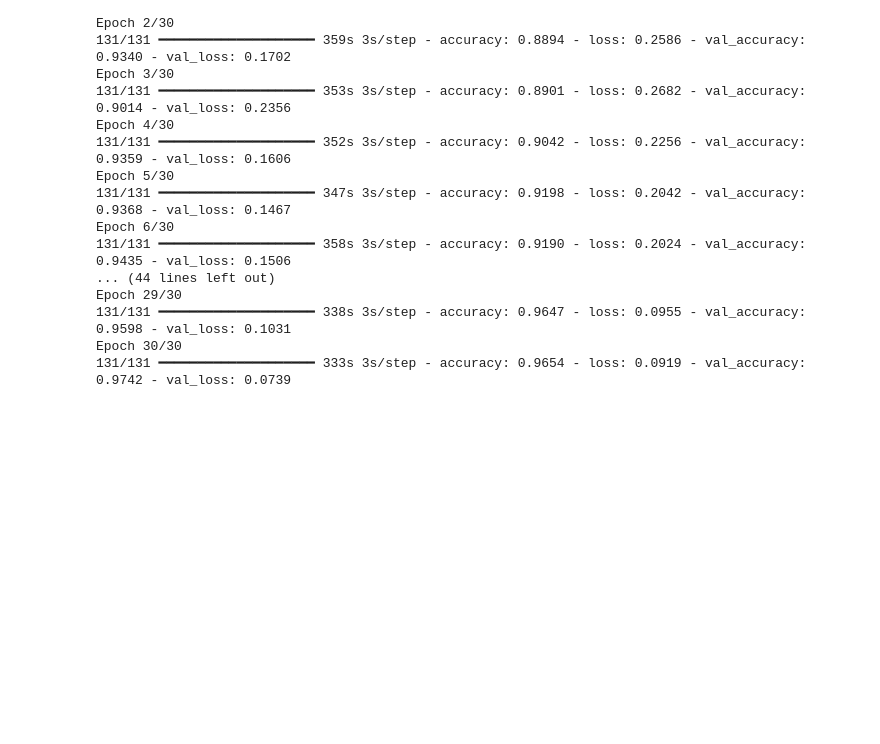
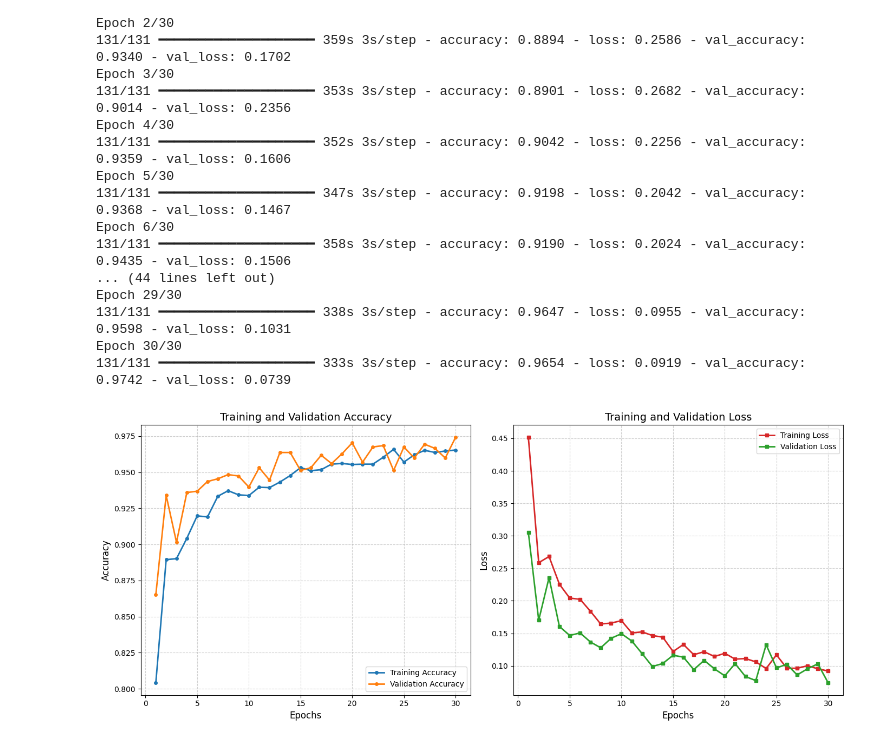
Before and after one commit to thuynguyenhuit/hocsau, a Jupyter notebook: Nhan_dien_benh_phoi_bang_mo_hinh_CNN.ipynb, the cells around one changed output. Cells and saved outputs as stored; diff of their text form; code cells hidden in the pictures; blank space fills up the shorter version.

```diff
--- a/Nhan_dien_benh_phoi_bang_mo_hinh_CNN.ipynb
+++ b/Nhan_dien_benh_phoi_bang_mo_hinh_CNN.ipynb
@@ -137,3 +137,41 @@ Epoch 29/30
 131/131 ━━━━━━━━━━━━━━━━━━━━ 338s 3s/step - accuracy: 0.9647 - loss: 0.0955 - val_accuracy: 0.9598 - val_loss: 0.1031
 Epoch 30/30
 131/131 ━━━━━━━━━━━━━━━━━━━━ 333s 3s/step - accuracy: 0.9654 - loss: 0.0919 - val_accuracy: 0.9742 - val_loss: 0.0739
+# %%
+import matplotlib.pyplot as plt
+
+# Trích xuất dữ liệu từ biến history
+acc = history.history['accuracy']
+val_acc = history.history['val_accuracy']
+loss = history.history['loss']
+val_loss = history.history['val_loss']
+epochs_range = range(1, len(acc) + 1)
+
+# Khởi tạo khung hình
+plt.figure(figsize=(14, 6))
+
+# --- Biểu đồ Accuracy (Độ chính xác) ---
+plt.subplot(1, 2, 1)
+plt.plot(epochs_range, acc, label='Training Accuracy', color='#1f77b4', linewidth=2, marker='o', markersize=4)
+plt.plot(epochs_range, val_acc, label='Validation Accuracy', color='#ff7f0e', linewidth=2, marker='o', markersize=4)
+plt.title('Training and Validation Accuracy', fontsize=14)
+plt.xlabel('Epochs', fontsize=12)
+plt.ylabel('Accuracy', fontsize=12)
+plt.legend(loc='lower right')
+plt.grid(True, linestyle='--', alpha=0.6)
+
+# --- Biểu đồ Loss (Sai số) ---
+plt.subplot(1, 2, 2)
+plt.plot(epochs_range, loss, label='Training Loss', color='#d62728', linewidth=2, marker='s', markersize=4)
+plt.plot(epochs_range, val_loss, label='Validation Loss', color='#2ca02c', linewidth=2, marker='s', markersize=4)
+plt.title('Training and Validation Loss', fontsize=14)
+plt.xlabel('Epochs', fontsize=12)
+plt.ylabel('Loss', fontsize=12)
+plt.legend(loc='upper right')
+plt.grid(True, linestyle='--', alpha=0.6)
+
+plt.tight_layout()
+plt.savefig('ket_qua_huan_luyen.png', dpi=300)
+plt.show()
+# %% [output]
+[figure, added]
```
Also changed, not shown: parts of 3 cells of this notebook.
